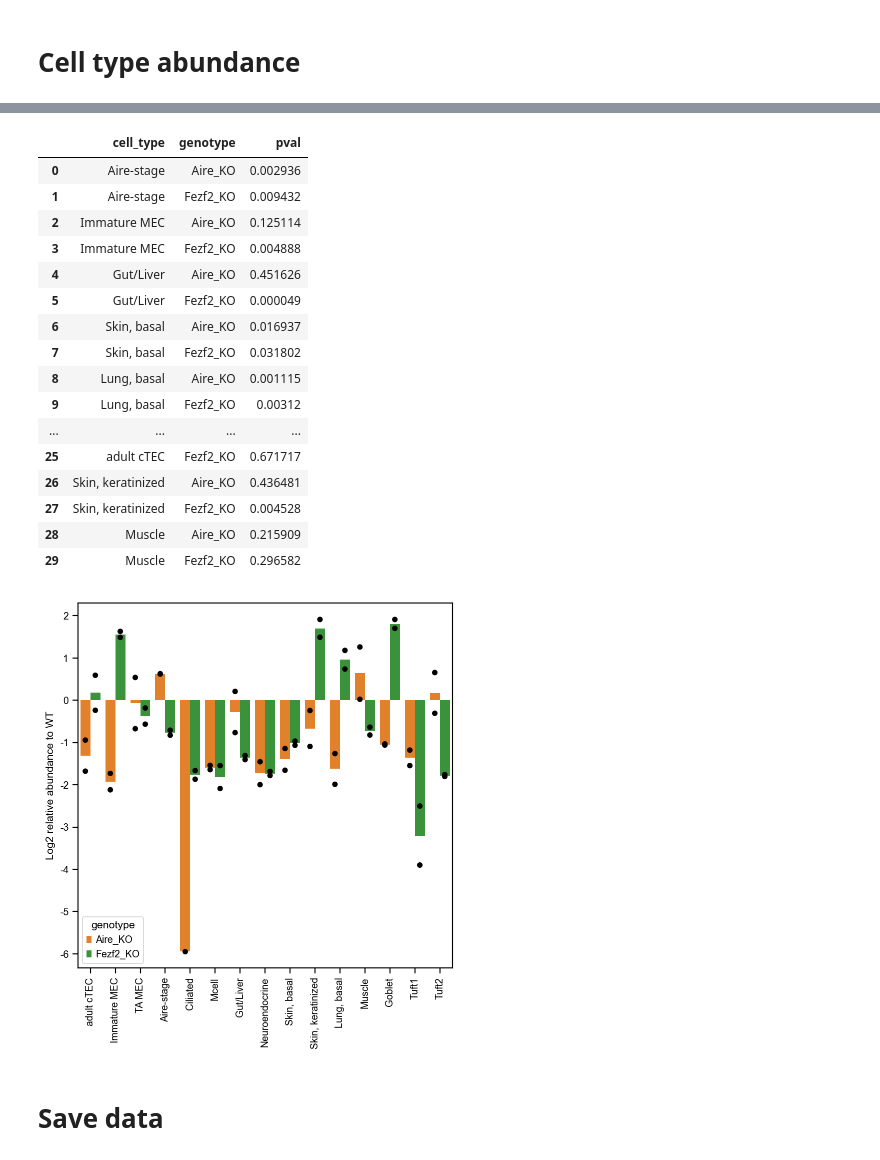
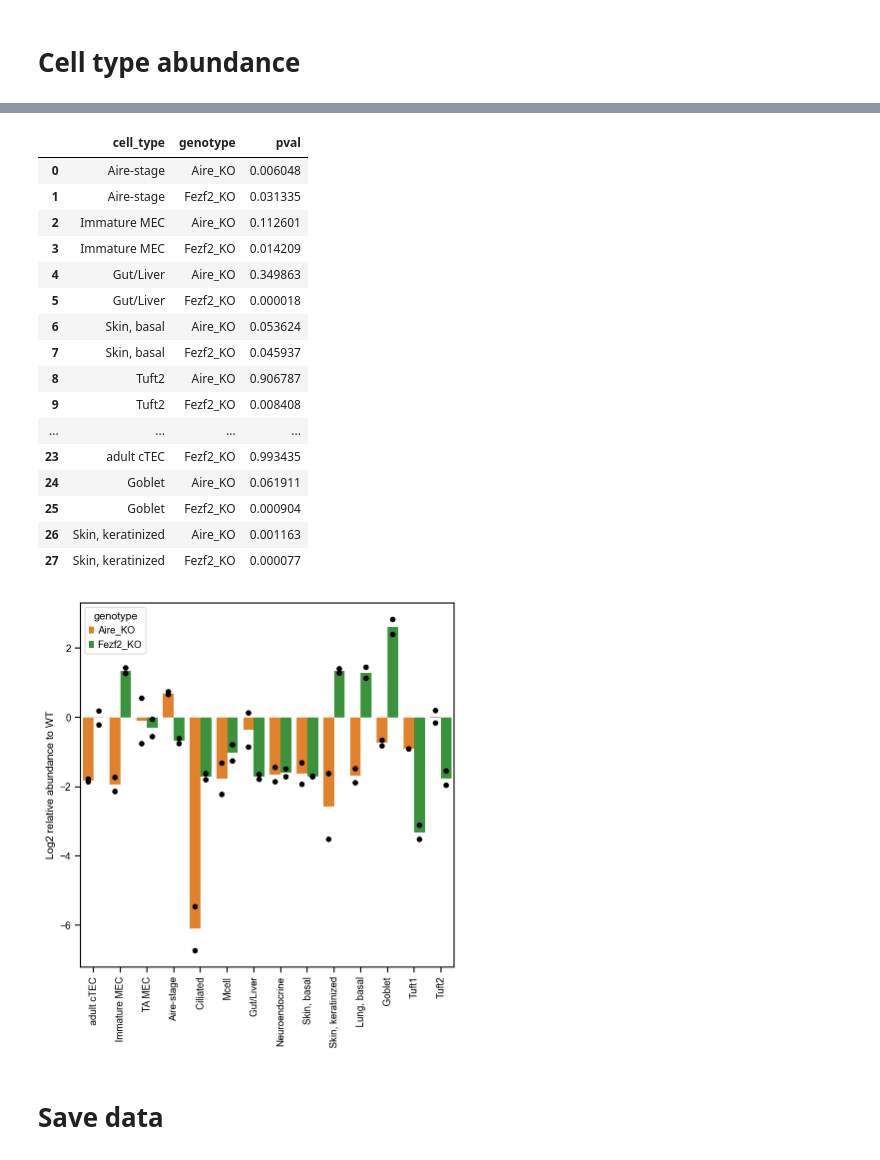
Before and after one commit to j-germino/M-cells, a Jupyter notebook: code/cell_type_abundances.ipynb, the cells around one changed output, grey strips where cells are left out. Cells and saved outputs as stored; diff of their text form; code cells hidden in the pictures.

```diff
--- a/code/cell_type_abundances.ipynb
+++ b/code/cell_type_abundances.ipynb
@@ -13,8 +14,9 @@ import numpy as np
 from scipy.stats import ttest_ind
 # %%
 # Setup figure params
-sc.set_figure_params(figsize=(4,4),  dpi=80, dpi_save=300, facecolor="white", frameon=False)
+plt.rcParams["pdf.use14corefonts"] = True
+plt.rcParams['font.family'] = 'sans-serif'
+plt.rcParams['font.sans-serif'] = "Arial"
+sc.set_figure_params(dpi=80, dpi_save=300, facecolor="white", frameon=False)
 sns.set_context("paper")
 plt.rcParams["axes.grid"] = False
-plt.rcParams['pdf.use14corefonts'] = True
-plt.rcParams['axes.unicode_minus'] = False
@@ -99,22 +103,12 @@ for genotype in adata.obs.genotype.unique():
         cell_type_abundances["sample"] = sample
         abundance_data = pd.concat([abundance_data, cell_type_abundances], ignore_index=True)
 
-abundance_data = pd.concat(
-    [
-        abundance_data,
-        pd.DataFrame({"cell_type": "Ciliated", "abundance": 0, "genotype": "Aire_KO", "sample": '2'}, index=[0])
-    ],
-    ignore_index=True,
-)
-
 WT_mean = abundance_data[abundance_data.genotype == "WT"].groupby("cell_type").abundance.mean()
 
 abundance_fc = pd.DataFrame()
 for genotype in abundance_data.genotype.unique():
     if genotype != "WT":
         genotype_data = abundance_data[abundance_data.genotype == genotype]
-        if genotype == "Aire_KO":
-            genotype_data = genotype_data[~((genotype_data.cell_type == "Ciliated") & (genotype_data["sample"] == '2'))]
         for sample in genotype_data["sample"].unique():
             sample_data = genotype_data[genotype_data["sample"] == sample]
             sample_data.index = sample_data.cell_type
@@ -166,7 +160,7 @@ sns.barplot(
     order = [
         "adult cTEC", "TA MEC", "Ciliated", "Mcell",
         "Gut/Liver", "Neuroendocrine", "Skin, basal", "Skin, keratinized",
-        "Lung, basal", "Muscle", "Goblet", "Tuft1", "Tuft2"
+        "Lung, basal", "Goblet", "Tuft1", "Tuft2"
     ],
     palette=["tab:blue", "tab:orange", "tab:green"],
 )
@@ -185,7 +179,7 @@ for cell_type in abundance_data.cell_type.unique():
             order = [
                 "adult cTEC", "TA MEC", "Ciliated", "Mcell",
                 "Gut/Liver", "Neuroendocrine", "Skin, basal", "Skin, keratinized",
-                "Lung, basal", "Muscle", "Goblet", "Tuft1", "Tuft2"
+                "Lung, basal", "Goblet", "Tuft1", "Tuft2"
             ],
             jitter=False
         )
@@ -214,61 +208,61 @@ for cell_type in abundance_data.cell_type.unique():
 pvalues
 # %% [output]
 |  | cell_type | genotype | pval |
-| 0 | Aire-stage | Aire_KO | 0.002936 |
-| 1 | Aire-stage | Fezf2_KO | 0.009432 |
-| 2 | Immature MEC | Aire_KO | 0.125114 |
-| 3 | Immature MEC | Fezf2_KO | 0.004888 |
-| 4 | Gut/Liver | Aire_KO | 0.451626 |
-| 5 | Gut/Liver | Fezf2_KO | 0.000049 |
-| 6 | Skin, basal | Aire_KO | 0.016937 |
-| 7 | Skin, basal | Fezf2_KO | 0.031802 |
-| 8 | Lung, basal | Aire_KO | 0.001115 |
-| 9 | Lung, basal | Fezf2_KO | 0.00312 |
+| 0 | Aire-stage | Aire_KO | 0.006048 |
+| 1 | Aire-stage | Fezf2_KO | 0.031335 |
+| 2 | Immature MEC | Aire_KO | 0.112601 |
+| 3 | Immature MEC | Fezf2_KO | 0.014209 |
+| 4 | Gut/Liver | Aire_KO | 0.349863 |
+| 5 | Gut/Liver | Fezf2_KO | 0.000018 |
+| 6 | Skin, basal | Aire_KO | 0.053624 |
+| 7 | Skin, basal | Fezf2_KO | 0.045937 |
+| 8 | Tuft2 | Aire_KO | 0.906787 |
+| 9 | Tuft2 | Fezf2_KO | 0.008408 |
 | ... | ... | ... | ... |
-| 25 | adult cTEC | Fezf2_KO | 0.671717 |
-| 26 | Skin, keratinized | Aire_KO | 0.436481 |
-| 27 | Skin, keratinized | Fezf2_KO | 0.004528 |
-| 28 | Muscle | Aire_KO | 0.215909 |
-| 29 | Muscle | Fezf2_KO | 0.296582 |
+| 23 | adult cTEC | Fezf2_KO | 0.993435 |
+| 24 | Goblet | Aire_KO | 0.061911 |
+| 25 | Goblet | Fezf2_KO | 0.000904 |
+| 26 | Skin, keratinized | Aire_KO | 0.001163 |
+| 27 | Skin, keratinized | Fezf2_KO | 0.000077 |
 # %%
 order = [
     "adult cTEC", "Immature MEC", "TA MEC", "Aire-stage", "Ciliated",
     "Mcell", "Gut/Liver", "Neuroendocrine", "Skin, basal", "Skin, keratinized",
-    "Lung, basal", "Muscle", "Goblet", "Tuft1", "Tuft2"
+    "Lung, basal", "Goblet", "Tuft1", "Tuft2"
 ]
 
 plt.figure(figsize=(6,6))
 
 ax = sns.barplot(
     abundance_fc,
     x="cell_type",
     y="abundance",
     hue="genotype",
     errorbar=None,
     order=order,
     palette=["tab:orange", "tab:green"]
 )
 for cell_type in abundance_fc.cell_type.unique():
     sns.stripplot(
         abundance_fc[abundance_fc.cell_type == cell_type],
         x="cell_type",
         y="abundance",
         hue="genotype",
         dodge=True,
         s=5,
         legend=None,
         palette=["black"]*2,
         order=order,
         jitter=False
     )
 ax.set_xticklabels(ax.get_xticklabels(), rotation=90)
 ax.set_xlabel("")
 ax.set_ylabel("Log2 relative abundance to WT")
 ax.grid(False)
 plt.savefig("../analysis/paper_figures/1/1E_scRNAseq_cell_type_abundances.pdf")
 plt.show()
 # %% [output]
-[figure, old version]
+[figure, new version]
 # %% [markdown]
 # Save data
 # %%
```
Also changed, not shown: parts of 5 cells of this notebook, 15 other files.
